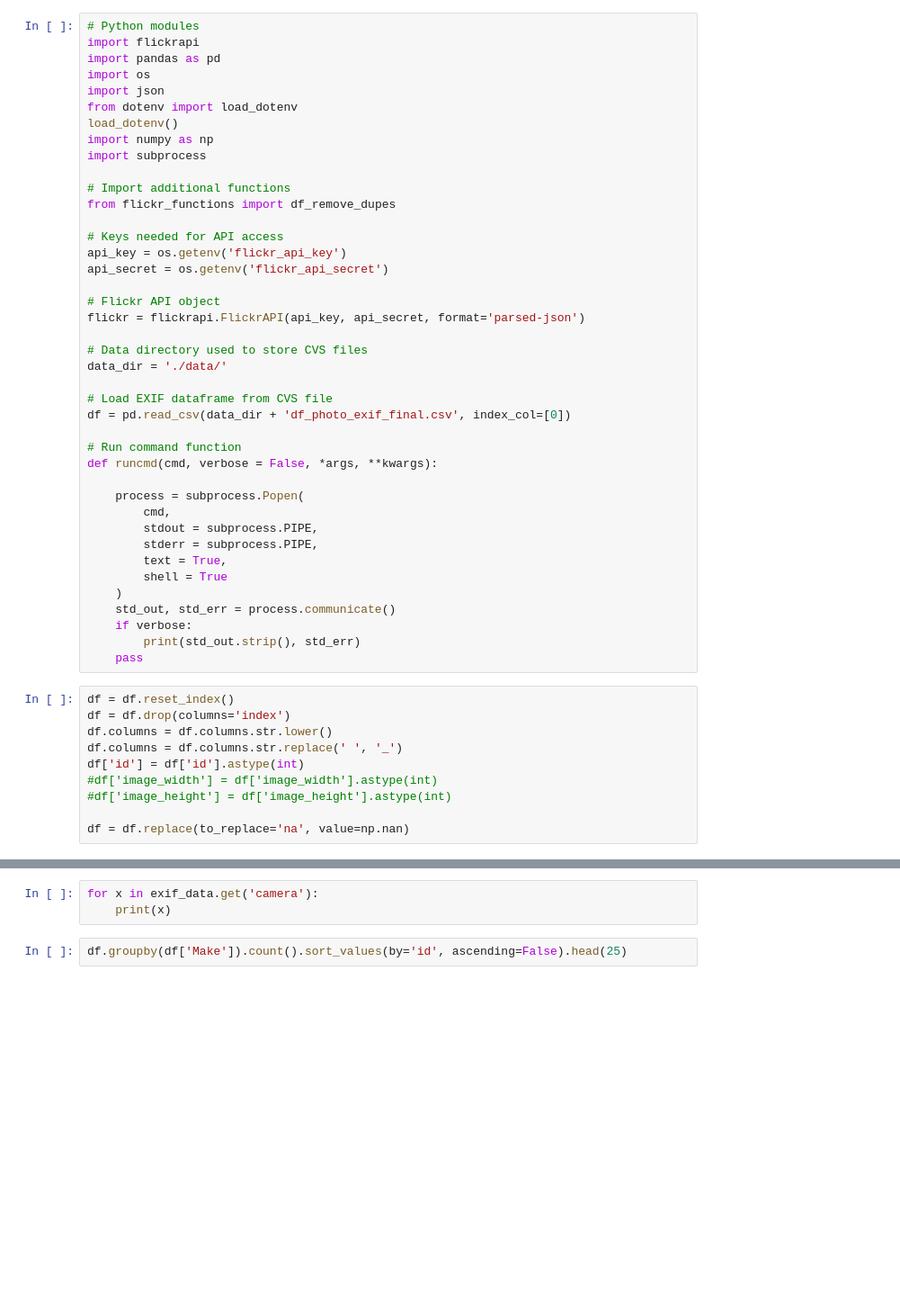
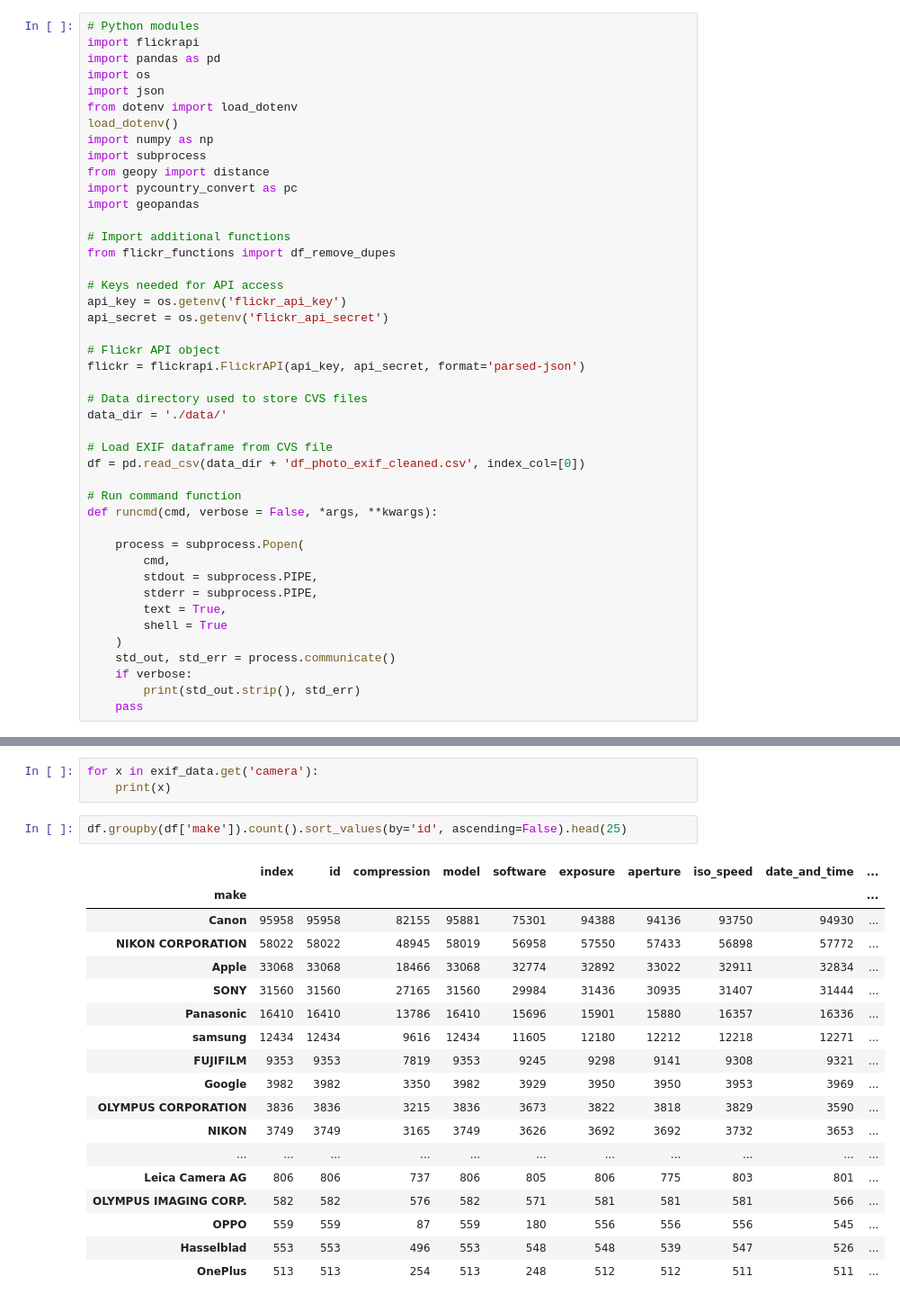
Before and after one commit to BrittaZa/Capstone_Flickr_Metadata, a Jupyter notebook: johannes_eda.ipynb, the cells around one changed output, grey strips where cells are left out. Shown at 90% size. Drawn from its saved outputs; the diff is of its cells as text; blank space fills up the shorter version.

```diff
--- a/johannes_eda.ipynb
+++ b/johannes_eda.ipynb
@@ -8,6 +8,9 @@ from dotenv import load_dotenv
 load_dotenv()
 import numpy as np
 import subprocess
+from geopy import distance
+import pycountry_convert as pc
+import geopandas
 
 # Import additional functions
 from flickr_functions import df_remove_dupes
@@ -23,7 +26,7 @@ flickr = flickrapi.FlickrAPI(api_key, api_secret, format='parsed-json')
 data_dir = './data/'
 
 # Load EXIF dataframe from CVS file
-df = pd.read_csv(data_dir + 'df_photo_exif_final.csv', index_col=[0])
+df = pd.read_csv(data_dir + 'df_photo_exif_cleaned.csv', index_col=[0])
 
 # Run command function
 def runcmd(cmd, verbose = False, *args, **kwargs):
@@ -39,13 +42,3 @@ def runcmd(cmd, verbose = False, *args, **kwargs):
     if verbose:
         print(std_out.strip(), std_err)
     pass
-# %%
-df = df.reset_index()
-df = df.drop(columns='index')
-df.columns = df.columns.str.lower()
-df.columns = df.columns.str.replace(' ', '_')
-df['id'] = df['id'].astype(int)
-#df['image_width'] = df['image_width'].astype(int)
-#df['image_height'] = df['image_height'].astype(int)
-
-df = df.replace(to_replace='na', value=np.nan)
@@ -70,4 +137,23 @@ exif_data
 for x in exif_data.get('camera'):
     print(x)
 # %%
-df.groupby(df['Make']).count().sort_values(by='id', ascending=False).head(25)
+df.groupby(df['make']).count().sort_values(by='id', ascending=False).head(25)
+# %% [output]
+|  | index | id | compression | model | software | exposure | aperture | iso_speed | date_and_time | ... |
+| make |  |  |  |  |  |  |  |  |  | ... |
+| Canon | 95958 | 95958 | 82155 | 95881 | 75301 | 94388 | 94136 | 93750 | 94930 | ... |
+| NIKON CORPORATION | 58022 | 58022 | 48945 | 58019 | 56958 | 57550 | 57433 | 56898 | 57772 | ... |
+| Apple | 33068 | 33068 | 18466 | 33068 | 32774 | 32892 | 33022 | 32911 | 32834 | ... |
+| SONY | 31560 | 31560 | 27165 | 31560 | 29984 | 31436 | 30935 | 31407 | 31444 | ... |
+| Panasonic | 16410 | 16410 | 13786 | 16410 | 15696 | 15901 | 15880 | 16357 | 16336 | ... |
+| samsung | 12434 | 12434 | 9616 | 12434 | 11605 | 12180 | 12212 | 12218 | 12271 | ... |
+| FUJIFILM | 9353 | 9353 | 7819 | 9353 | 9245 | 9298 | 9141 | 9308 | 9321 | ... |
+| Google | 3982 | 3982 | 3350 | 3982 | 3929 | 3950 | 3950 | 3953 | 3969 | ... |
+| OLYMPUS CORPORATION | 3836 | 3836 | 3215 | 3836 | 3673 | 3822 | 3818 | 3829 | 3590 | ... |
+| NIKON | 3749 | 3749 | 3165 | 3749 | 3626 | 3692 | 3692 | 3732 | 3653 | ... |
+| ... | ... | ... | ... | ... | ... | ... | ... | ... | ... | ... |
+| Leica Camera AG | 806 | 806 | 737 | 806 | 805 | 806 | 775 | 803 | 801 | ... |
+| OLYMPUS IMAGING CORP. | 582 | 582 | 576 | 582 | 571 | 581 | 581 | 581 | 566 | ... |
+| OPPO | 559 | 559 | 87 | 559 | 180 | 556 | 556 | 556 | 545 | ... |
+| Hasselblad | 553 | 553 | 496 | 553 | 548 | 548 | 539 | 547 | 526 | ... |
+| OnePlus | 513 | 513 | 254 | 513 | 248 | 512 | 512 | 511 | 511 | ... |
```
Also changed, not shown: parts of 22 cells of this notebook, 1 other file.
